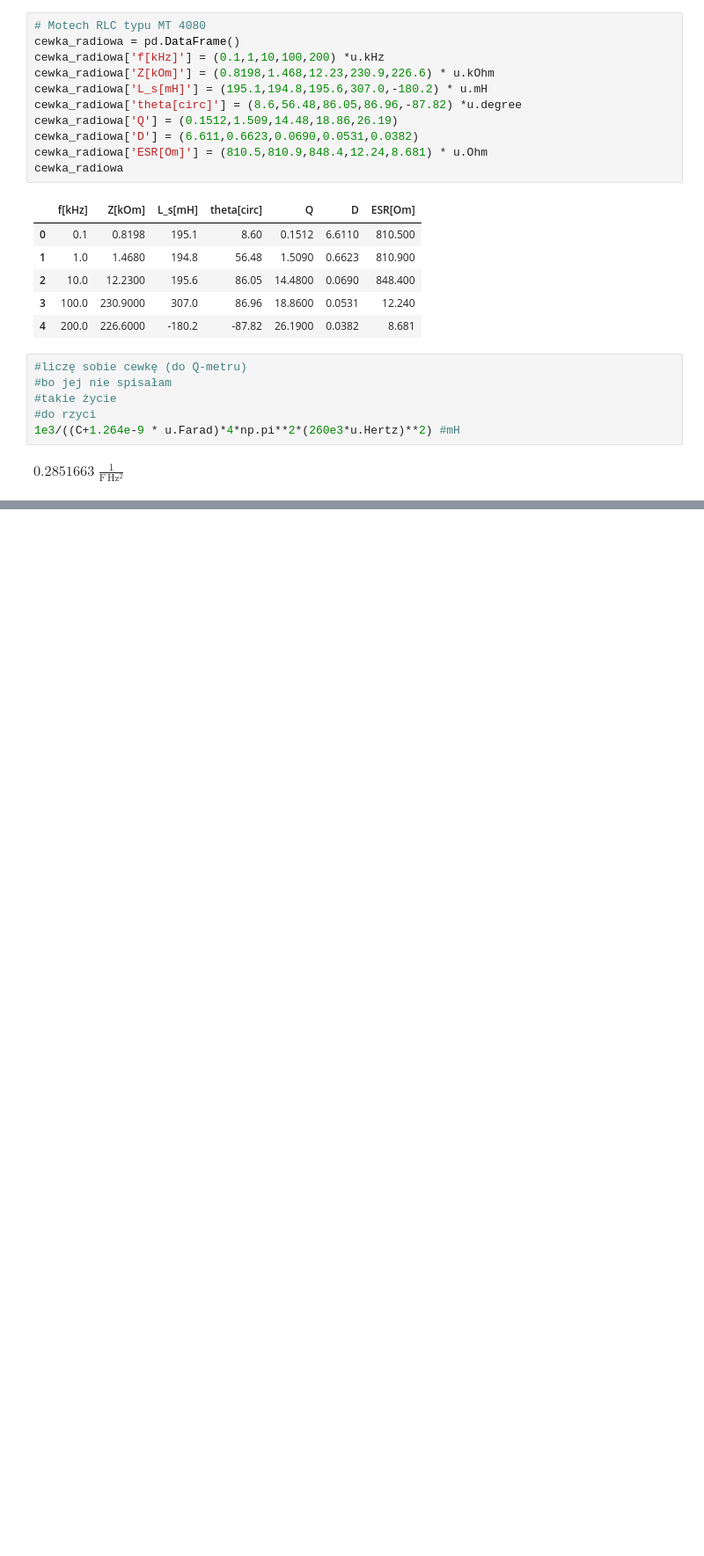
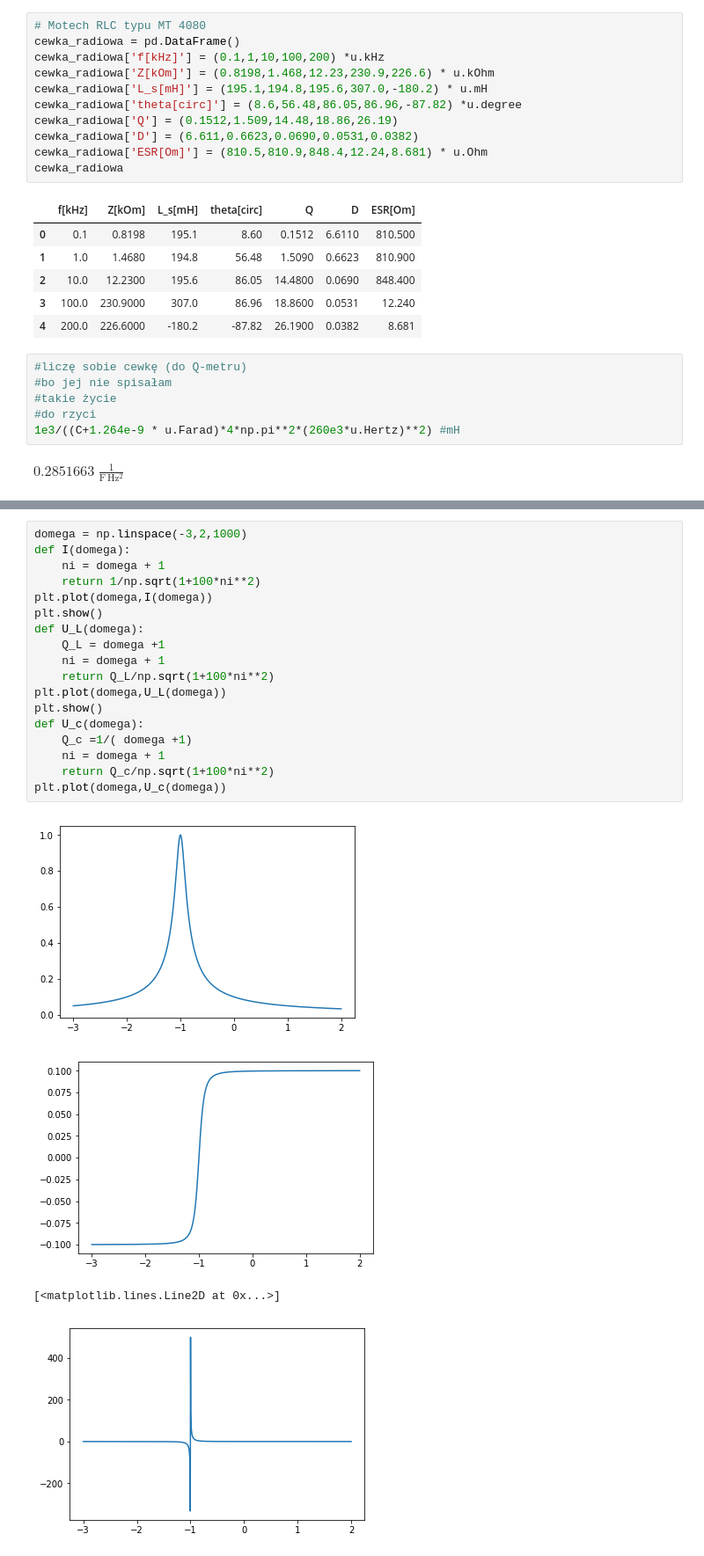
Before and after one commit to MarikinPaulina/EwEF, a Jupyter notebook: 03/03.ipynb, the cells around one changed output, grey strips where cells are left out. Shown at 88% size. Drawn from its saved outputs; the diff is of its cells as text; blank space fills up the shorter version.

```diff
--- a/03/03.ipynb
+++ b/03/03.ipynb
@@ -145,0 +141,23 @@ $0.2851663 \; \mathrm{\frac{1}{F\,Hz^{2}}}$
+# %%
+domega = np.linspace(-3,2,1000)
+def I(domega):
+    ni = domega + 1
+    return 1/np.sqrt(1+100*ni**2)
+plt.plot(domega,I(domega))
+plt.show()
+def U_L(domega):
+    Q_L = domega +1
+    ni = domega + 1
+    return Q_L/np.sqrt(1+100*ni**2)
+plt.plot(domega,U_L(domega))
+plt.show()
+def U_c(domega):
+    Q_c =1/( domega +1)
+    ni = domega + 1
+    return Q_c/np.sqrt(1+100*ni**2)
+plt.plot(domega,U_c(domega))
+# %% [output]
+[figure, added]
+[figure, added]
+[<matplotlib.lines.Line2D at 0x...>]
+[figure, added]
```
Also changed, not shown: parts of 3 cells of this notebook, 4 other files.
